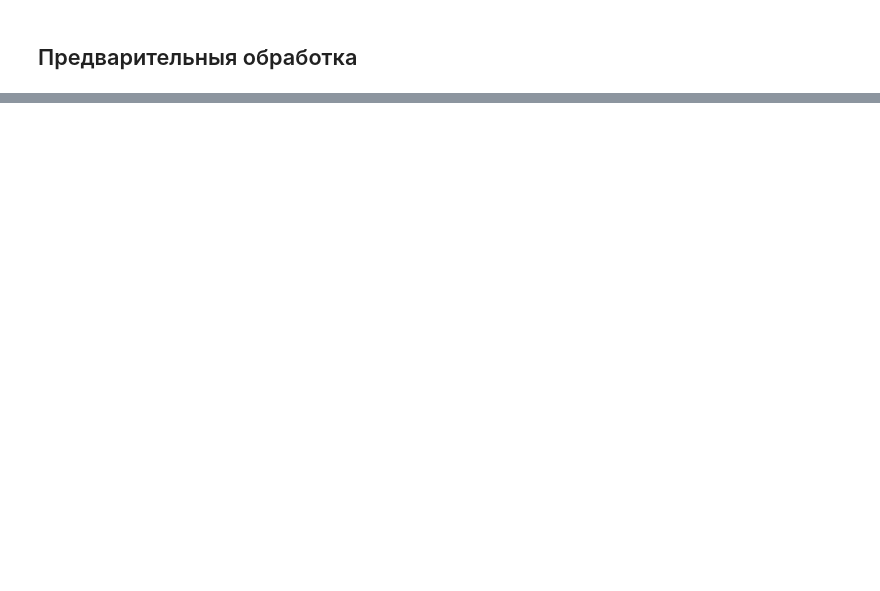
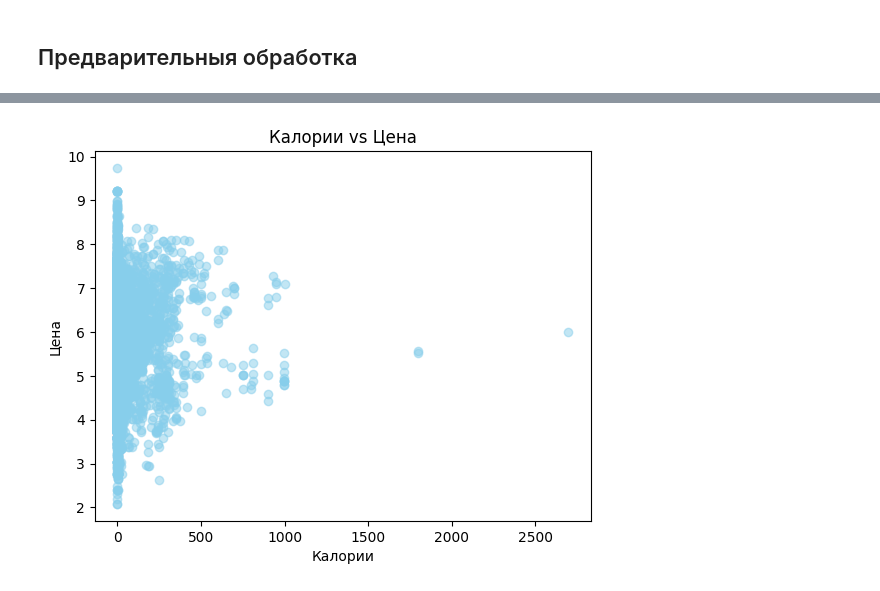
Before and after one commit to 1lazarev/AndanPerek, a Jupyter notebook: Project.ipynb, the cells around one changed output, grey strips where cells are left out. Saved outputs shown, nothing was run; the diff lists cells and outputs as text; code cells hidden in the pictures; blank space fills up the shorter version.

```diff
--- a/Project.ipynb
+++ b/Project.ipynb
@@ -170,0 +492,9 @@ merged_df
+# %%
+# Диаграмма рассеяния между калориями и белками
+plt.scatter(df['fats'] * (df['size']/100) , df['price'].apply(lambda x: np.log(x+1)), color='skyblue', alpha=0.5)
+plt.title('Калории vs Цена')
+plt.xlabel('Калории')
+plt.ylabel('Цена')
+plt.show()
+# %% [output]
+[figure, added]
```
Also changed, not shown: parts of 114 cells of this notebook, 2 other files.
